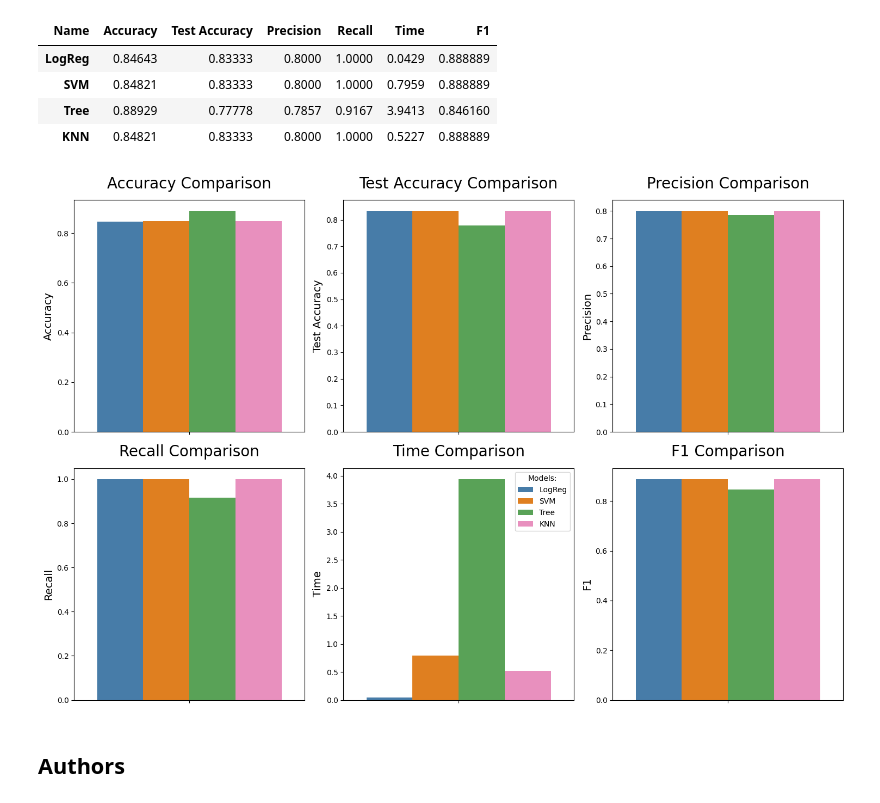
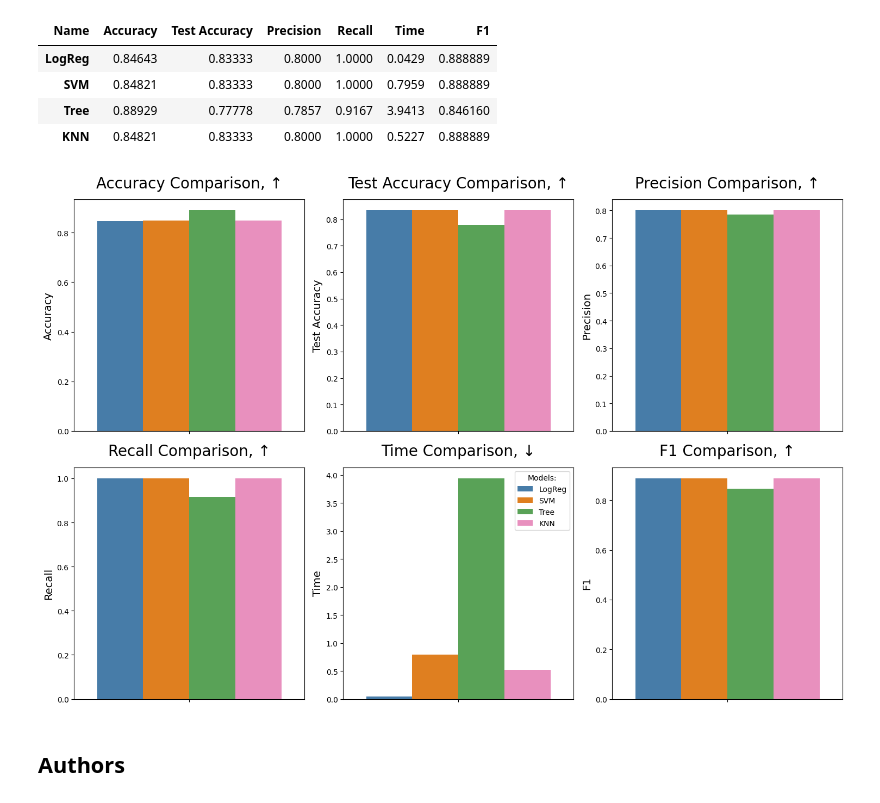
Before and after one commit to andreypomortsev/spacey-ibm-ds-project, a Jupyter notebook: spacex_machine_learning_prediction.ipynb, the cells around one changed output. Drawn from its saved outputs; the diff is of its cells as text; code cells hidden in the pictures.

Commit message:
Added a few improvements to the models performance plot

```diff
--- a/spacex_machine_learning_prediction.ipynb
+++ b/spacex_machine_learning_prediction.ipynb
@@ -399,37 +399,36 @@ comp_df
 # %%
 # Set the figure size
 plt.figure(figsize=(15, 10), dpi=100)
 
 # Use colorblind friendly pallete
 color_scheme = ['#377eb8', '#ff7f00', '#4daf4a','#f781bf']
 
 # Create subplots for each metric
 metrics = ["Accuracy", "Test Accuracy", "Precision", "Recall", "Time", "F1"]
 for i, metric in enumerate(metrics, 1):
     plt.subplot(2, 3, i)
     if metric == "Time":
         # Use hue for the time comparison subplot
         sns.barplot(hue=comp_df.index, y=metric, data=comp_df, palette=color_scheme)
         plt.legend(
             title="Models:", loc="upper right"
-        )  # Add legend for the time subplot
+        )
+        plt.title(f"{metric} Comparison, ↓", y=1.03, size=20)
     else:
         sns.barplot(
             hue=comp_df.index, y=metric, data=comp_df, palette=color_scheme, legend=False
         )
-    plt.title(f"{metric} Comparison", y=1.03, size=20)
+        plt.title(f"{metric} Comparison, ↑", y=1.03, size=20)
     plt.xlabel(None)
     plt.ylabel(metric, size=14)
     plt.tight_layout()
-
-plt.tight_layout()
 
 plt.savefig("EDA_plots/accuracy_comparison.png")
 
 # Show the subplots
 plt.show()
 # %% [output]
-[figure, old version]
+[figure, new version]
 # %% [markdown]
 ## Authors
 # %% [markdown]
```
Also changed, not shown: 1 other file.
